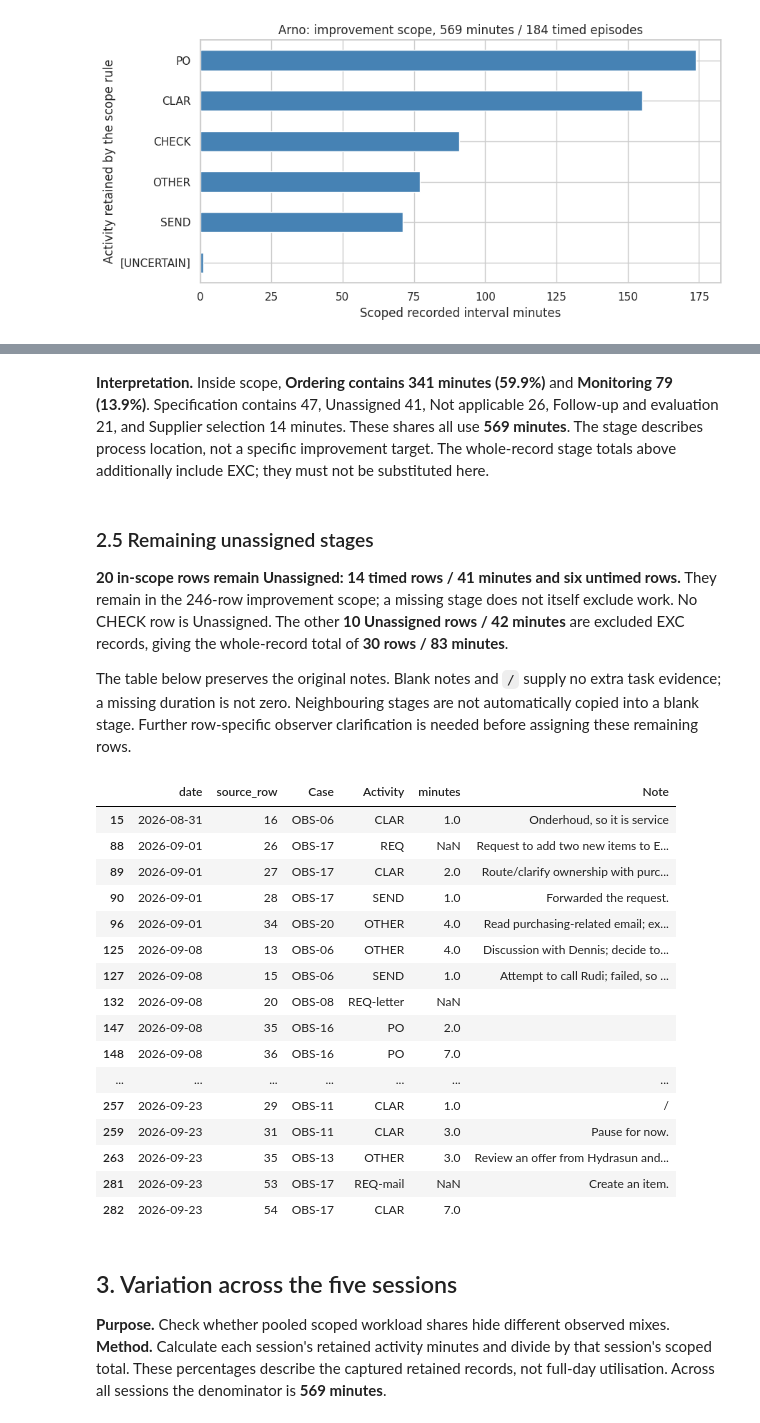
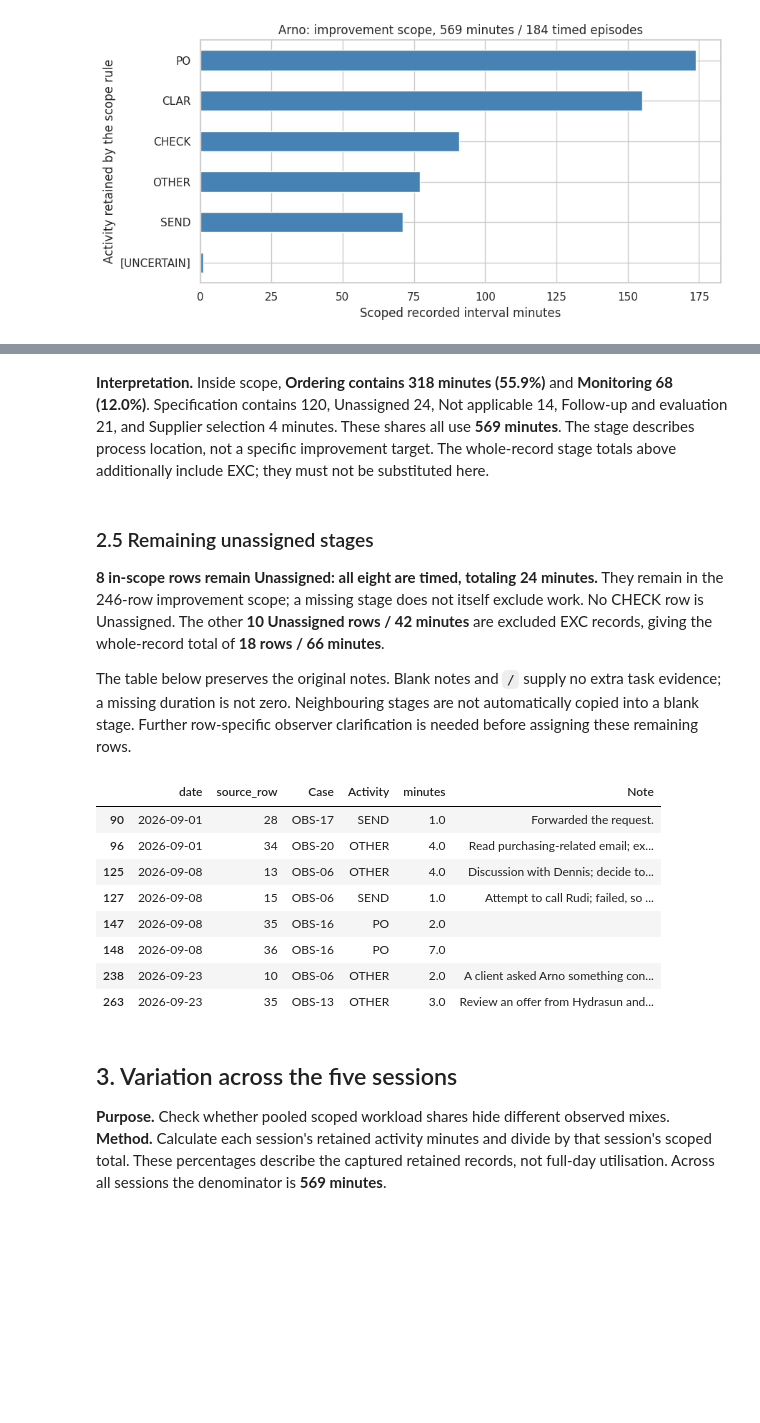
Before and after one commit to Luuuuuig/Bachelor-End-Project, a Jupyter notebook: Arno_Analysis_2026_10_02.ipynb, the cells around one changed output, grey strips where cells are left out. Drawn from its saved outputs; the diff is of its cells as text; code cells hidden in the pictures; blank space fills up the shorter version.

```diff
--- a/Arno_Analysis_2026_10_02.ipynb
+++ b/Arno_Analysis_2026_10_02.ipynb
@@ -190,0 +181,14 @@ with pd.option_context("display.max_colwidth", None):
+# %%
+service_order = pd.to_datetime(observations["date"]).eq(pd.Timestamp("2026-08-31"))
+service_order = service_order & observations["source_row"].eq(16)
+assert service_order.sum() == 1
+assert observations.loc[service_order, "Case"].eq("OBS-06").all()
+observations.loc[service_order, "stage"] = "Ordering"
+observations.loc[service_order, "observer_clarification"] = (
+    "Service PO clarification belongs to Ordering; confirmed by Yijie on 12 October 2026.")
+
+review_columns = ["date", "source_row", "Activity", "minutes", "Van Weele stage", "stage"]
+reviewed = observations["observer_clarification"].ne("")
+display(observations.loc[reviewed, review_columns])
+with pd.option_context("display.max_colwidth", None):
+    display(observations.loc[reviewed, ["date", "source_row", "Note", "observer_clarification"]])
@@ -476,38 +509,30 @@ plt.show()
 # %% [markdown]
-**Interpretation.** Inside scope, **Ordering contains 341 minutes (59.9%)** and **Monitoring 79 (13.9%)**. Specification contains 47, Unassigned 41, Not applicable 26, Follow-up and evaluation 21, and Supplier selection 14 minutes. These shares all use **569 minutes**. The stage describes process location, not a specific improvement target. The whole-record stage totals above additionally include EXC; they must not be substituted here.
+**Interpretation.** Inside scope, **Ordering contains 318 minutes (55.9%)** and **Monitoring 68 (12.0%)**. Specification contains 120, Unassigned 24, Not applicable 14, Follow-up and evaluation 21, and Supplier selection 4 minutes. These shares all use **569 minutes**. The stage describes process location, not a specific improvement target. The whole-record stage totals above additionally include EXC; they must not be substituted here.
 # %% [markdown]
 ### 2.5 Remaining unassigned stages
 
-**20 in-scope rows remain Unassigned: 14 timed rows / 41 minutes and six untimed rows.** They remain in the 246-row improvement scope; a missing stage does not itself exclude work. No CHECK row is Unassigned. The other **10 Unassigned rows / 42 minutes** are excluded EXC records, giving the whole-record total of **30 rows / 83 minutes**.
+**8 in-scope rows remain Unassigned: all eight are timed, totaling 24 minutes.** They remain in the 246-row improvement scope; a missing stage does not itself exclude work. No CHECK row is Unassigned. The other **10 Unassigned rows / 42 minutes** are excluded EXC records, giving the whole-record total of **18 rows / 66 minutes**.
 
 The table below preserves the original notes. Blank notes and `/` supply no extra task evidence; a missing duration is not zero. Neighbouring stages are not automatically copied into a blank stage. Further row-specific observer clarification is needed before assigning these remaining rows.
 # %%
 unassigned_scope = analysis.loc[analysis["stage"].eq("Unassigned"),
     ["date", "source_row", "Case", "Activity", "minutes", "Note"]].copy()
-assert len(unassigned_scope) == 20
-assert unassigned_scope["minutes"].count() == 14
-assert unassigned_scope["minutes"].sum() == 41
+assert len(unassigned_scope) == 8
+assert unassigned_scope["minutes"].count() == 8
+assert unassigned_scope["minutes"].sum() == 24
 assert not unassigned_scope["Activity"].str.upper().eq("CHECK").any()
 with pd.option_context("display.max_rows", None, "display.max_colwidth", None):
     display(unassigned_scope)
 # %% [output]
 |  | date | source_row | Case | Activity | minutes | Note |
-| 15 | 2026-08-31 | 16 | OBS-06 | CLAR | 1.0 | Onderhoud, so it is service |
-| 88 | 2026-09-01 | 26 | OBS-17 | REQ | NaN | Request to add two new items to E... |
-| 89 | 2026-09-01 | 27 | OBS-17 | CLAR | 2.0 | Route/clarify ownership with purc... |
 | 90 | 2026-09-01 | 28 | OBS-17 | SEND | 1.0 | Forwarded the request. |
 | 96 | 2026-09-01 | 34 | OBS-20 | OTHER | 4.0 | Read purchasing-related email; ex... |
 | 125 | 2026-09-08 | 13 | OBS-06 | OTHER | 4.0 | Discussion with Dennis; decide to... |
 | 127 | 2026-09-08 | 15 | OBS-06 | SEND | 1.0 | Attempt to call Rudi; failed, so ... |
-| 132 | 2026-09-08 | 20 | OBS-08 | REQ-letter | NaN |  |
 | 147 | 2026-09-08 | 35 | OBS-16 | PO | 2.0 |  |
 | 148 | 2026-09-08 | 36 | OBS-16 | PO | 7.0 |  |
-| ... | ... | ... | ... | ... | ... | ... |
-| 257 | 2026-09-23 | 29 | OBS-11 | CLAR | 1.0 | / |
-| 259 | 2026-09-23 | 31 | OBS-11 | CLAR | 3.0 | Pause for now. |
+| 238 | 2026-09-23 | 10 | OBS-06 | OTHER | 2.0 | A client asked Arno something con... |
 | 263 | 2026-09-23 | 35 | OBS-13 | OTHER | 3.0 | Review an offer from Hydrasun and... |
-| 281 | 2026-09-23 | 53 | OBS-17 | REQ-mail | NaN | Create an item. |
-| 282 | 2026-09-23 | 54 | OBS-17 | CLAR | 7.0 |  |
 # %% [markdown]
 ## 3. Variation across the five sessions
 
```
Also changed, not shown: parts of 10 cells of this notebook, 1 other file.
